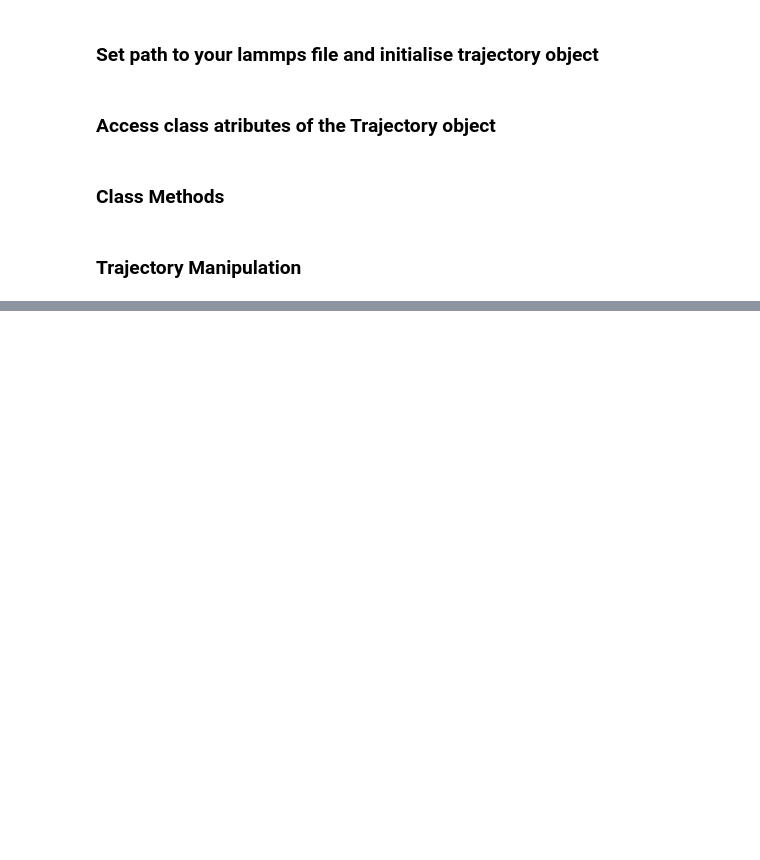
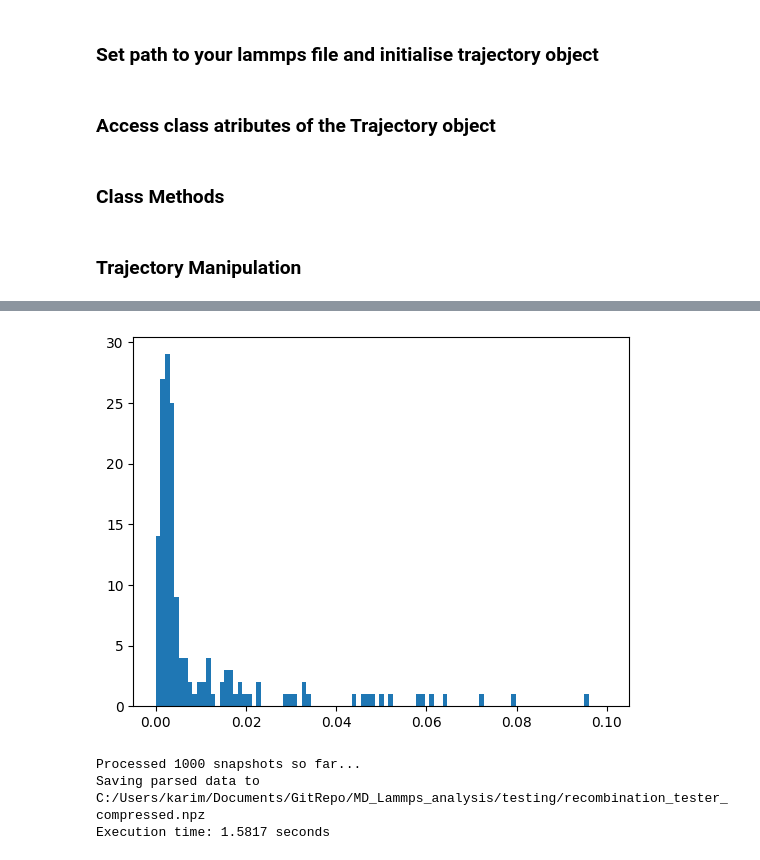
Before and after one commit to Karim-Ib/MD_Lammps_analysis, a Jupyter notebook: tutorial_notebook/Ion_analysis.ipynb, the cells around one changed output, grey strips where cells are left out. Drawn from its saved outputs; the diff is of its cells as text; code cells hidden in the pictures; blank space fills up the shorter version.

```diff
--- a/tutorial_notebook/Ion_analysis.ipynb
+++ b/tutorial_notebook/Ion_analysis.ipynb
@@ -428,2 +353,8 @@ def lammpstrj_to_np_parallel_from_disk(file_path, scal=1, n_workers=None, verbos
+# %%
+bins = np.linspace(0.0, 0.1, 100)
+plt.hist(diff_data, bins=bins)
+plt.show()
+# %% [output]
+[figure, added]
 # %%
 import time
@@ -430,5 +364,5 @@ import time
 # %%
-start_time = time.time()
-atom_list, box_dim, n_atoms = lammpstrj_to_np_parallel_from_disk(scal=1, n_workers=5, file_path=path)
-end_time = time.time()
-print(f"Execution time: {end_time - start_time:.4f} seconds")
+# %% [output]
+Processed 1000 snapshots so far...
+Saving parsed data to C:/Users/karim/Documents/GitRepo/MD_Lammps_analysis/testing/recombination_tester_compressed.npz
+Execution time: 1.5817 seconds
```
Also changed, not shown: parts of 10 cells of this notebook, 1 other file.
